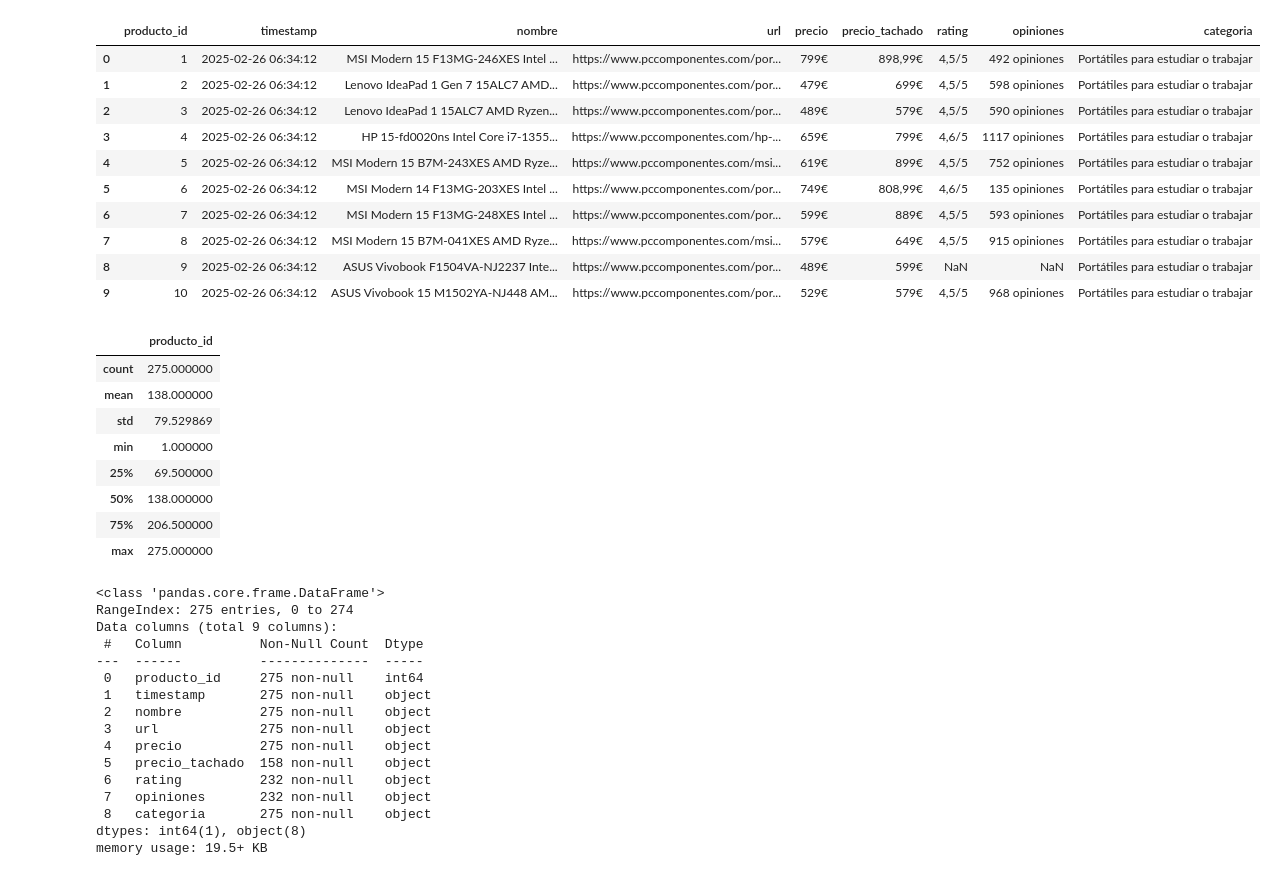
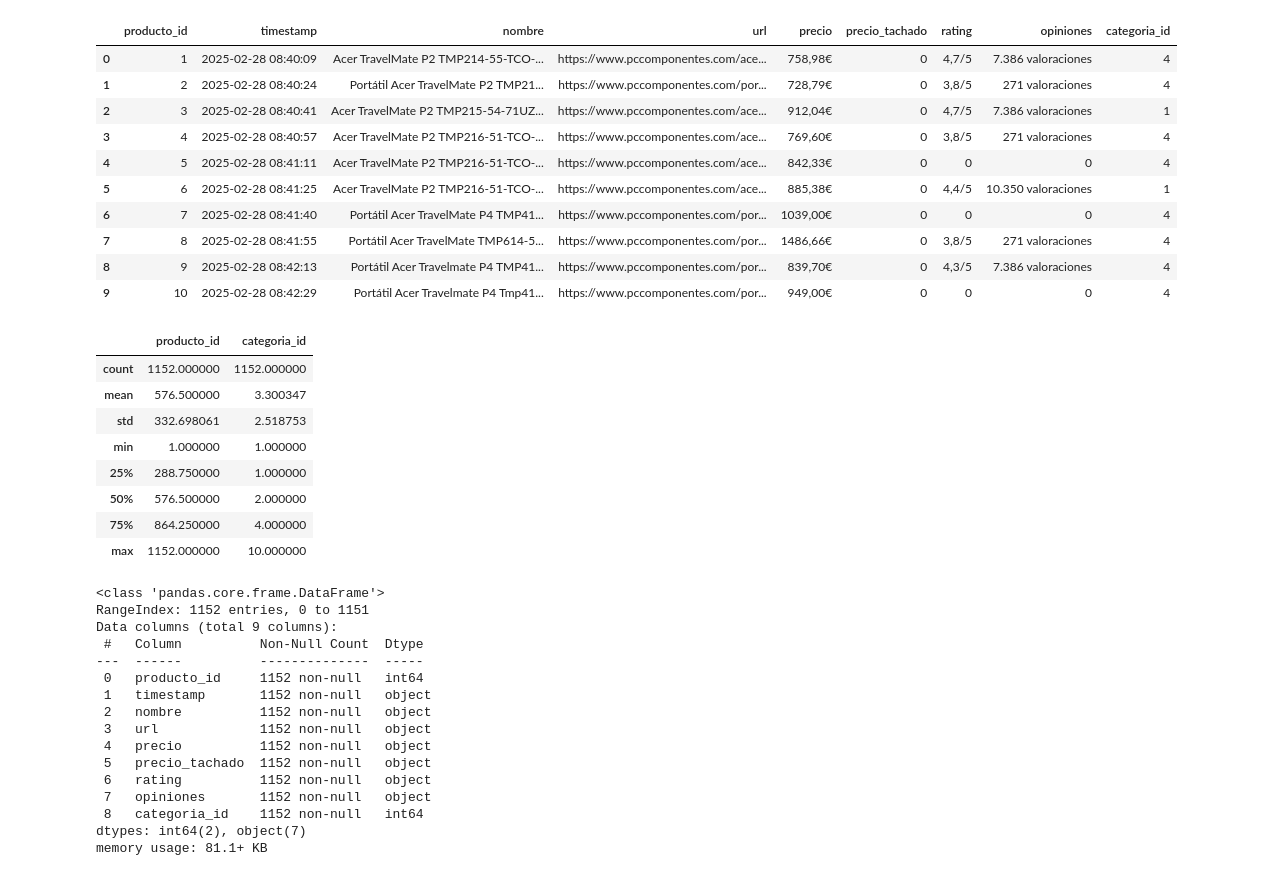
Before and after one commit to ismaelz001/Proyecto-Final-Bootcamp, a Jupyter notebook: data/limpieza.ipynb, the cells around one changed output. Cells and saved outputs as stored; diff of their text form; code cells hidden in the pictures.

```diff
--- a/data/limpieza.ipynb
+++ b/data/limpieza.ipynb
@@ -1,51 +1,51 @@
 # %%
 import pandas as pd
 # %%
-df = pd.read_csv('productosPortatil.csv')
+df = pd.read_csv('productos_portatiles_actualizado.csv')
 df.head(10)
 # %% [output]
-|  | producto_id | timestamp | nombre | url | precio | precio_tachado | rating | opiniones | categoria |
-| 0 | 1 | 2025-02-26 06:34:12 | MSI Modern 15 F13MG-246XES Intel ... | https://www.pccomponentes.com/por... | 799€ | 898,99€ | 4,5/5 | 492 opiniones | Portátiles para estudiar o trabajar |
-| 1 | 2 | 2025-02-26 06:34:12 | Lenovo IdeaPad 1 Gen 7 15ALC7 AMD... | https://www.pccomponentes.com/por... | 479€ | 699€ | 4,5/5 | 598 opiniones | Portátiles para estudiar o trabajar |
-| 2 | 3 | 2025-02-26 06:34:12 | Lenovo IdeaPad 1 15ALC7 AMD Ryzen... | https://www.pccomponentes.com/por... | 489€ | 579€ | 4,5/5 | 590 opiniones | Portátiles para estudiar o trabajar |
-| 3 | 4 | 2025-02-26 06:34:12 | HP 15-fd0020ns Intel Core i7-1355... | https://www.pccomponentes.com/hp-... | 659€ | 799€ | 4,6/5 | 1117 opiniones | Portátiles para estudiar o trabajar |
-| 4 | 5 | 2025-02-26 06:34:12 | MSI Modern 15 B7M-243XES AMD Ryze... | https://www.pccomponentes.com/msi... | 619€ | 899€ | 4,5/5 | 752 opiniones | Portátiles para estudiar o trabajar |
-| 5 | 6 | 2025-02-26 06:34:12 | MSI Modern 14 F13MG-203XES Intel ... | https://www.pccomponentes.com/por... | 749€ | 808,99€ | 4,6/5 | 135 opiniones | Portátiles para estudiar o trabajar |
-| 6 | 7 | 2025-02-26 06:34:12 | MSI Modern 15 F13MG-248XES Intel ... | https://www.pccomponentes.com/por... | 599€ | 889€ | 4,5/5 | 593 opiniones | Portátiles para estudiar o trabajar |
-| 7 | 8 | 2025-02-26 06:34:12 | MSI Modern 15 B7M-041XES AMD Ryze... | https://www.pccomponentes.com/msi... | 579€ | 649€ | 4,5/5 | 915 opiniones | Portátiles para estudiar o trabajar |
-| 8 | 9 | 2025-02-26 06:34:12 | ASUS Vivobook F1504VA-NJ2237 Inte... | https://www.pccomponentes.com/por... | 489€ | 599€ | NaN | NaN | Portátiles para estudiar o trabajar |
-| 9 | 10 | 2025-02-26 06:34:12 | ASUS Vivobook 15 M1502YA-NJ448 AM... | https://www.pccomponentes.com/por... | 529€ | 579€ | 4,5/5 | 968 opiniones | Portátiles para estudiar o trabajar |
+|  | producto_id | timestamp | nombre | url | precio | precio_tachado | rating | opiniones | categoria_id |
+| 0 | 1 | 2025-02-28 08:40:09 | Acer TravelMate P2 TMP214-55-TCO-... | https://www.pccomponentes.com/ace... | 758,98€ | 0 | 4,7/5 | 7.386 valoraciones | 4 |
+| 1 | 2 | 2025-02-28 08:40:24 | Portátil Acer TravelMate P2 TMP21... | https://www.pccomponentes.com/por... | 728,79€ | 0 | 3,8/5 | 271 valoraciones | 4 |
+| 2 | 3 | 2025-02-28 08:40:41 | Acer TravelMate P2 TMP215-54-71UZ... | https://www.pccomponentes.com/ace... | 912,04€ | 0 | 4,7/5 | 7.386 valoraciones | 1 |
+| 3 | 4 | 2025-02-28 08:40:57 | Acer TravelMate P2 TMP216-51-TCO-... | https://www.pccomponentes.com/ace... | 769,60€ | 0 | 3,8/5 | 271 valoraciones | 4 |
+| 4 | 5 | 2025-02-28 08:41:11 | Acer TravelMate P2 TMP216-51-TCO-... | https://www.pccomponentes.com/ace... | 842,33€ | 0 | 0 | 0 | 4 |
+| 5 | 6 | 2025-02-28 08:41:25 | Acer TravelMate P2 TMP216-51-TCO-... | https://www.pccomponentes.com/ace... | 885,38€ | 0 | 4,4/5 | 10.350 valoraciones | 1 |
+| 6 | 7 | 2025-02-28 08:41:40 | Portátil Acer TravelMate P4 TMP41... | https://www.pccomponentes.com/por... | 1039,00€ | 0 | 0 | 0 | 4 |
+| 7 | 8 | 2025-02-28 08:41:55 | Portátil Acer TravelMate TMP614-5... | https://www.pccomponentes.com/por... | 1486,66€ | 0 | 3,8/5 | 271 valoraciones | 4 |
+| 8 | 9 | 2025-02-28 08:42:13 | Portátil Acer Travelmate P4 TMP41... | https://www.pccomponentes.com/por... | 839,70€ | 0 | 4,3/5 | 7.386 valoraciones | 4 |
+| 9 | 10 | 2025-02-28 08:42:29 | Portátil Acer Travelmate P4 Tmp41... | https://www.pccomponentes.com/por... | 949,00€ | 0 | 0 | 0 | 4 |
 # %%
 df.describe()
 # %% [output]
-|  | producto_id |
-| count | 275.000000 |
-| mean | 138.000000 |
-| std | 79.529869 |
-| min | 1.000000 |
-| 25% | 69.500000 |
-| 50% | 138.000000 |
-| 75% | 206.500000 |
-| max | 275.000000 |
+|  | producto_id | categoria_id |
+| count | 1152.000000 | 1152.000000 |
+| mean | 576.500000 | 3.300347 |
+| std | 332.698061 | 2.518753 |
+| min | 1.000000 | 1.000000 |
+| 25% | 288.750000 | 1.000000 |
+| 50% | 576.500000 | 2.000000 |
+| 75% | 864.250000 | 4.000000 |
+| max | 1152.000000 | 10.000000 |
 # %%
 df.info()
 # %% [output]
 <class 'pandas.core.frame.DataFrame'>
-RangeIndex: 275 entries, 0 to 274
+RangeIndex: 1152 entries, 0 to 1151
 Data columns (total 9 columns):
  #   Column          Non-Null Count  Dtype
 ---  ------          --------------  -----
- 0   producto_id     275 non-null    int64
- 1   timestamp       275 non-null    object
- 2   nombre          275 non-null    object
- 3   url             275 non-null    object
- 4   precio          275 non-null    object
- 5   precio_tachado  158 non-null    object
- 6   rating          232 non-null    object
- 7   opiniones       232 non-null    object
- 8   categoria       275 non-null    object
-dtypes: int64(1), object(8)
-memory usage: 19.5+ KB
+ 0   producto_id     1152 non-null   int64
+ 1   timestamp       1152 non-null   object
+ 2   nombre          1152 non-null   object
+ 3   url             1152 non-null   object
+ 4   precio          1152 non-null   object
+ 5   precio_tachado  1152 non-null   object
+ 6   rating          1152 non-null   object
+ 7   opiniones       1152 non-null   object
+ 8   categoria_id    1152 non-null   int64
+dtypes: int64(2), object(7)
+memory usage: 81.1+ KB
 # %%
 df["nombre"] = df["nombre"].astype(str)
 df["url"] = df["url"].astype(str)
```
Also changed, not shown: parts of 8 cells of this notebook, 10 other files.
